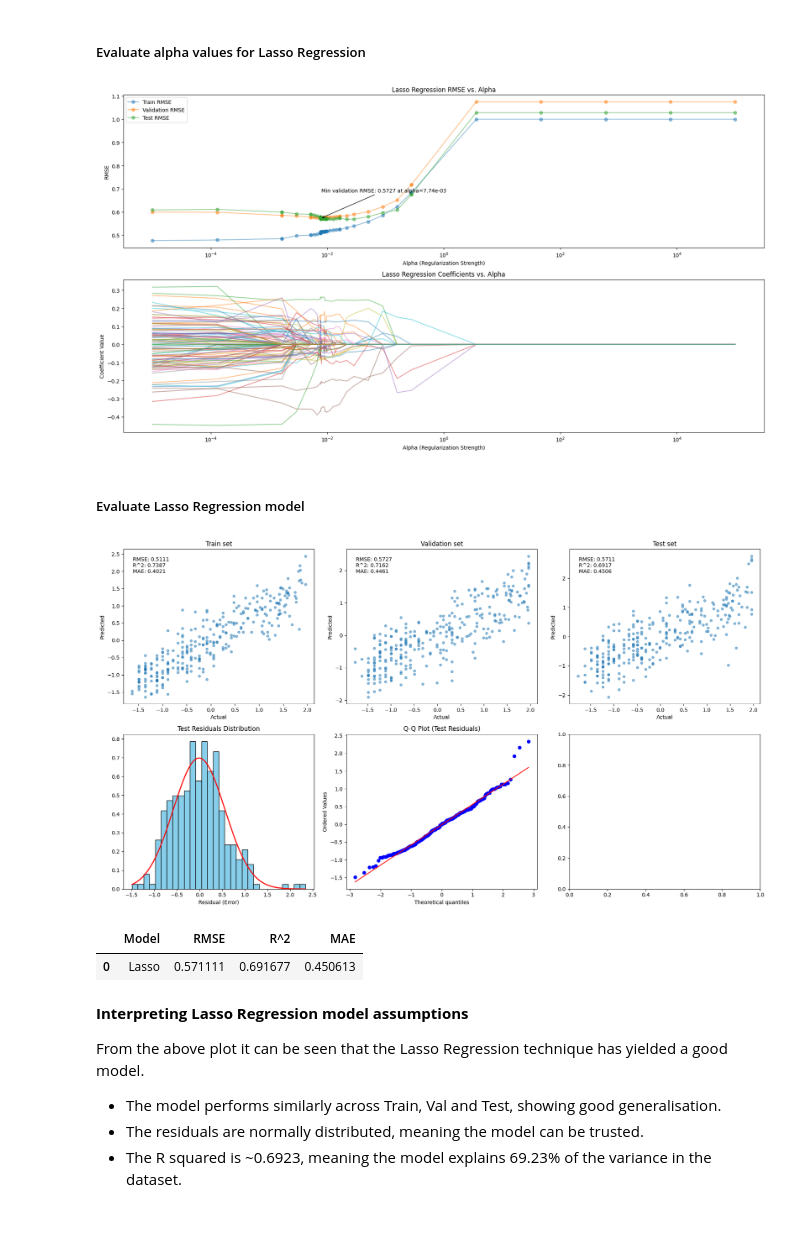
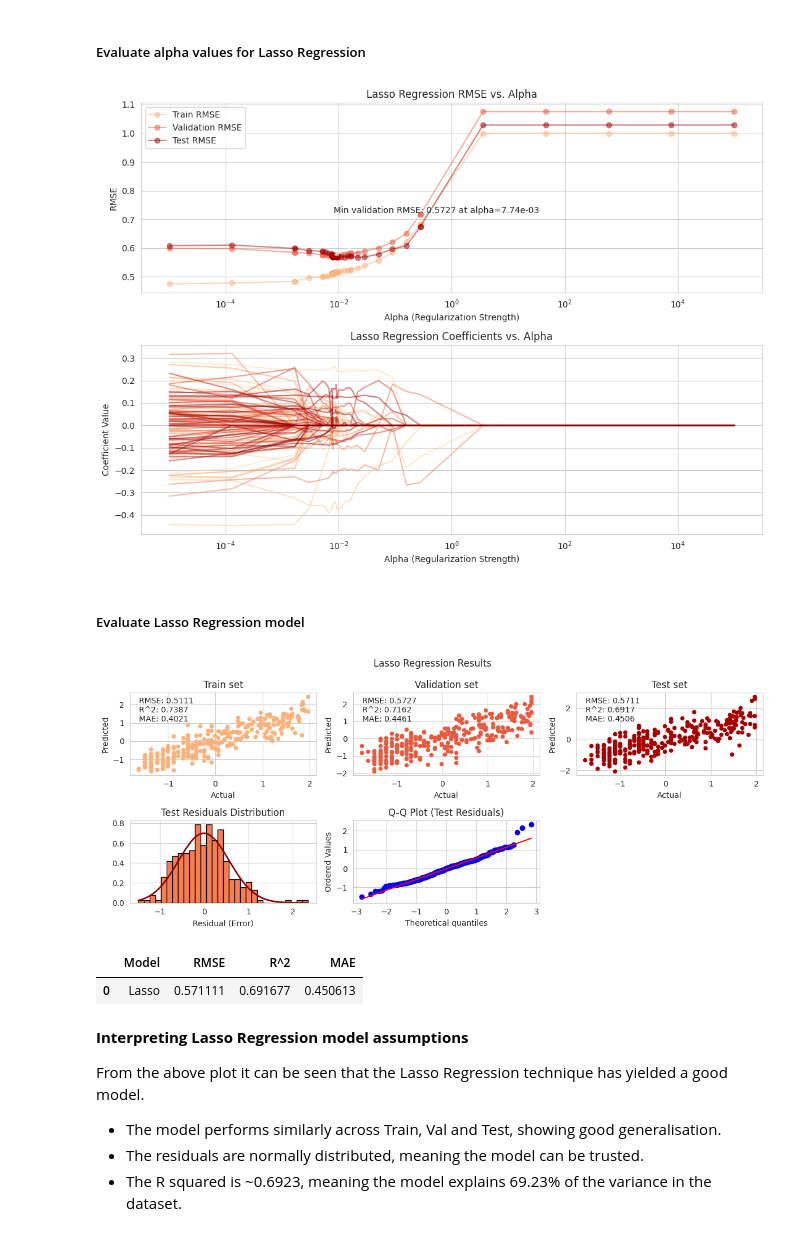
Before and after one commit to ostew5/cab420-introductory_problem_solving_tasks, a Jupyter notebook: 1. Regression.ipynb, the cells around one changed output. Drawn from its saved outputs; the diff is of its cells as text; code cells hidden in the pictures.

```diff
--- a/1. Regression.ipynb
+++ b/1. Regression.ipynb
@@ -428,7 +519,10 @@ train_res = y_train - y_train_pred_rr
 val_res = y_val - y_val_pred_rr
 test_res = y_test - y_test_pred_rr
 
-fig, axes = plt.subplots(2, 3, figsize=(18, 10))
+fig, axes = plt.subplots(2, 3, figsize=(12, 5))
+fig.suptitle('Ridge Regression Results')
+
+orrd_colors = [plt.cm.OrRd(v) for v in [0.40, 0.65, 0.90]]
 
 datasets = [
     (y_train, y_train_pred, f'Train set', f'RMSE: {train_rmse:.4f}\nR^2: {train_r2:.4f}\nMAE: {train_mae:.4f}', axes[0, 0]),
@@ -436,14 +530,14 @@ datasets = [
     (y_test, y_test_pred, f'Test set', f'RMSE: {test_rmse:.4f}\nR^2: {test_r2:.4f}\nMAE: {test_mae:.4f}', axes[0, 2])
 ]
 
-for actual, pred, title, text, ax in datasets:
-    ax.scatter(actual, pred, alpha=0.5, s=20)
+for (actual, pred, title, text, ax), color in zip(datasets, orrd_colors):
+    ax.scatter(actual, pred, alpha=1.0, s=20, color=color)
     ax.set_xlabel('Actual')
     ax.set_ylabel('Predicted')
     ax.set_title(title)
     ax.text(0.05, 0.95, text, transform=ax.transAxes, verticalalignment='top')
 
-axes[1, 0].hist(test_res, bins=30, color='skyblue', edgecolor='black', density=True)
+axes[1, 0].hist(test_res, bins=30, color=plt.cm.OrRd(0.55), edgecolor='black', density=True)
 axes[1, 0].set_title('Test Residuals Distribution')
 axes[1, 0].set_xlabel('Residual (Error)')
 
@@ -451,11 +545,13 @@ axes[1, 0].set_xlabel('Residual (Error)')
 mu, std = stats.norm.fit(test_res)
 x = np.linspace(test_res.min(), test_res.max(), 100)
 p = stats.norm.pdf(x, mu, std)
-axes[1, 0].plot(x, p, 'r', linewidth=2)
+axes[1, 0].plot(x, p, color=plt.cm.OrRd(0.95), linewidth=2)
 
 # Q-Q Plot
 stats.probplot(test_res, dist="norm", plot=axes[1, 1])
 axes[1, 1].set_title('Q-Q Plot (Test Residuals)')
+
+axes[1, 2].set_visible(False)
 
 plt.tight_layout()
 plt.show()
@@ -538,40 +634,45 @@ Pass 10/10 result: min RMSE: 0.5727078778712462 | best alpha: 0.0077381530967938
 # %% [markdown]
 ##### Evaluate alpha values for Lasso Regression
 # %%
-fig, axes = plt.subplots(2, 1, figsize=(18, 10))
+fig, axes = plt.subplots(2, 1, figsize=(11, 8))
 
+orrd_colors = [plt.cm.OrRd(v) for v in [0.40, 0.65, 0.90]]
 
-
-for rmse, label in zip(
+for rmse, label, color in zip(
     [rmse_train_lar, rmse_val_lar, rmse_test_lar],
-    ['Train RMSE', 'Validation RMSE', 'Test RMSE']
+    ['Train RMSE', 'Validation RMSE', 'Test RMSE'],
+    orrd_colors
     ):
-    axes[0].plot(alphas_lar_history, rmse, label=label, marker='o', alpha=0.5)
+    axes[0].plot(alphas_lar_history, rmse, label=label, marker='o', alpha=0.5, color=color)
 
 axes[0].annotate(
     f"Min validation RMSE: {min(rmse_val_lar):.4f} at alpha={alphas_lar_history[np.argmin(rmse_val_lar)]:.2e}",
     xy=(alphas_lar_history[np.argmin(rmse_val_lar)], min(rmse_val_lar)),
     xytext=(1, 50),
     textcoords='offset points',
     arrowprops=dict(arrowstyle='->')
     )
 axes[0].set_xscale('log')
 axes[0].set_xlabel('Alpha (Regularization Strength)')
 axes[0].set_ylabel('RMSE')
 axes[0].set_title('Lasso Regression RMSE vs. Alpha')
 axes[0].legend()
-axes[1].plot(alphas_lar_history, coeffs_lar, alpha=0.5)
+
+n_coefs = coeffs_lar.shape[1]
+for i, coef in enumerate(coeffs_lar.T):
+    axes[1].plot(alphas_lar_history, coef, alpha=0.5,
+                 color=plt.cm.OrRd(0.2 + 0.8 * i / max(n_coefs - 1, 1)))
 axes[1].set_xscale('log')
 axes[1].set_xlabel('Alpha (Regularization Strength)')
 axes[1].set_ylabel('Coefficient Value')
 axes[1].set_title('Lasso Regression Coefficients vs. Alpha')
 
 plt.tight_layout()
 plt.show()
 
 best_alpha_lar = alphas_lar_history[np.argmin(rmse_val_lar)]
 # %% [output]
-[figure, old version]
+[figure, new version]
 # %% [markdown]
 ##### Evaluate Lasso Regression model
 # %%
@@ -598,7 +699,11 @@ train_res = y_train - y_train_pred_lar
 val_res = y_val - y_val_pred_lar
 test_res = y_test - y_test_pred_lar
 
-fig, axes = plt.subplots(2, 3, figsize=(18, 10))
+fig, axes = plt.subplots(2, 3, figsize=(12, 5))
+
+fig.suptitle('Lasso Regression Results')
+
+orrd_colors = [plt.cm.OrRd(v) for v in [0.40, 0.65, 0.90]]
 
 datasets = [
     (y_train, y_train_pred, f'Train set', f'RMSE: {train_rmse:.4f}\nR^2: {train_r2:.4f}\nMAE: {train_mae:.4f}', axes[0, 0]),
@@ -606,14 +711,14 @@ datasets = [
     (y_test, y_test_pred, f'Test set', f'RMSE: {test_rmse:.4f}\nR^2: {test_r2:.4f}\nMAE: {test_mae:.4f}', axes[0, 2])
 ]
 
-for actual, pred, title, text, ax in datasets:
-    ax.scatter(actual, pred, alpha=0.5, s=20)
+for (actual, pred, title, text, ax), color in zip(datasets, orrd_colors):
+    ax.scatter(actual, pred, alpha=1.0, s=20, color=color)
     ax.set_xlabel('Actual')
     ax.set_ylabel('Predicted')
     ax.set_title(title)
     ax.text(0.05, 0.95, text, transform=ax.transAxes, verticalalignment='top')
 
-axes[1, 0].hist(test_res, bins=30, color='skyblue', edgecolor='black', density=True)
+axes[1, 0].hist(test_res, bins=30, color=plt.cm.OrRd(0.55), edgecolor='black', density=True)
 axes[1, 0].set_title('Test Residuals Distribution')
 axes[1, 0].set_xlabel('Residual (Error)')
 
@@ -621,11 +726,13 @@ axes[1, 0].set_xlabel('Residual (Error)')
 mu, std = stats.norm.fit(test_res)
 x = np.linspace(test_res.min(), test_res.max(), 100)
 p = stats.norm.pdf(x, mu, std)
-axes[1, 0].plot(x, p, 'r', linewidth=2)
+axes[1, 0].plot(x, p, color=plt.cm.OrRd(0.95), linewidth=2)
 
 # Q-Q Plot
-stats.probplot(test_res, dist="norm", plot=axes[1, 1])
+stats.probplot(test_res, dist="norm", plot=axes[1, 1], )
 axes[1, 1].set_title('Q-Q Plot (Test Residuals)')
+
+axes[1, 2].set_visible(False)
 
 plt.tight_layout()
 plt.show()
@@ -640,7 +747,7 @@ lasso_regression_test_set_metrics = pd.DataFrame(
 )
 display(lasso_regression_test_set_metrics)
 # %% [output]
-[figure, old version]
+[figure, new version]
 |  | Model | RMSE | R^2 | MAE |
 | 0 | Lasso | 0.571111 | 0.691677 | 0.450613 |
 # %% [markdown]
```
Also changed, not shown: parts of 6 cells of this notebook, 2 other files.
